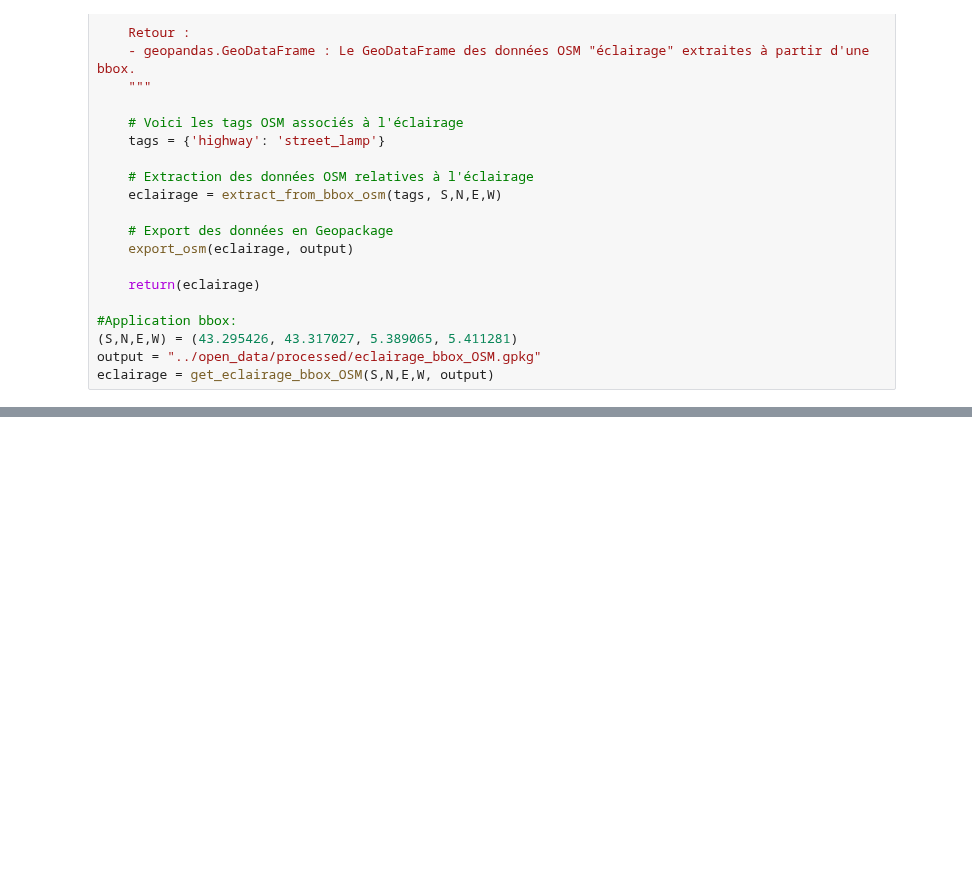
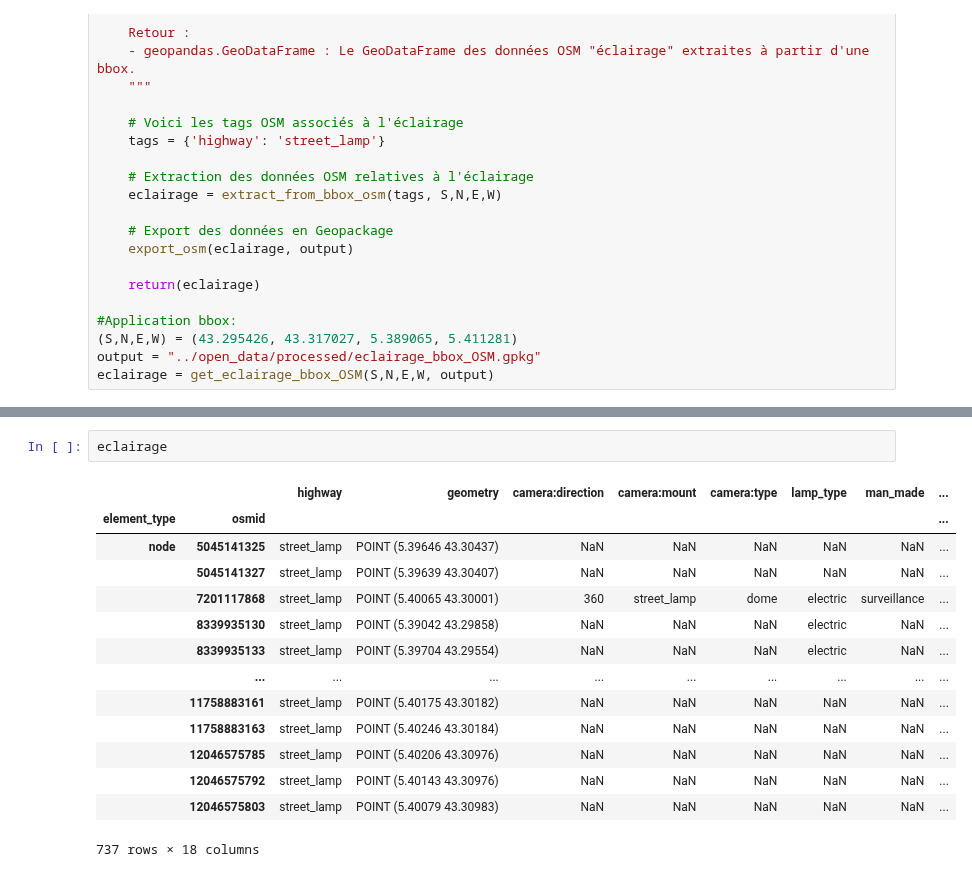
Before and after one commit to CEREMA/CIM, a Jupyter notebook: notebooks/01.2-Eclairage_OSM_BBOX.ipynb, the cells around one changed output, grey strips where cells are left out. Drawn from its saved outputs; the diff is of its cells as text; blank space fills up the shorter version.

```diff
--- a/notebooks/01.2-Eclairage_OSM_BBOX.ipynb
+++ b/notebooks/01.2-Eclairage_OSM_BBOX.ipynb
@@ -435,0 +523,17 @@ Map(center=[43.3062265, 5.400173000000001], controls=(ZoomControl(options=['posi
+# %%
+eclairage
+# %% [output]
+|  |  | highway | geometry | camera:direction | camera:mount | camera:type | lamp_type | man_made | ... |
+| element_type | osmid |  |  |  |  |  |  |  | ... |
+| node | 5045141325 | street_lamp | POINT (5.39646 43.30437) | NaN | NaN | NaN | NaN | NaN | ... |
+|  | 5045141327 | street_lamp | POINT (5.39639 43.30407) | NaN | NaN | NaN | NaN | NaN | ... |
+|  | 7201117868 | street_lamp | POINT (5.40065 43.30001) | 360 | street_lamp | dome | electric | surveillance | ... |
+|  | 8339935130 | street_lamp | POINT (5.39042 43.29858) | NaN | NaN | NaN | electric | NaN | ... |
+|  | 8339935133 | street_lamp | POINT (5.39704 43.29554) | NaN | NaN | NaN | electric | NaN | ... |
+|  | ... | ... | ... | ... | ... | ... | ... | ... | ... |
+|  | 11758883161 | street_lamp | POINT (5.40175 43.30182) | NaN | NaN | NaN | NaN | NaN | ... |
+|  | 11758883163 | street_lamp | POINT (5.40246 43.30184) | NaN | NaN | NaN | NaN | NaN | ... |
+|  | 12046575785 | street_lamp | POINT (5.40206 43.30976) | NaN | NaN | NaN | NaN | NaN | ... |
+|  | 12046575792 | street_lamp | POINT (5.40143 43.30976) | NaN | NaN | NaN | NaN | NaN | ... |
+|  | 12046575803 | street_lamp | POINT (5.40079 43.30983) | NaN | NaN | NaN | NaN | NaN | ... |
+737 rows × 18 columns
```
Also changed, not shown: parts of 3 cells of this notebook, 9 other files.
